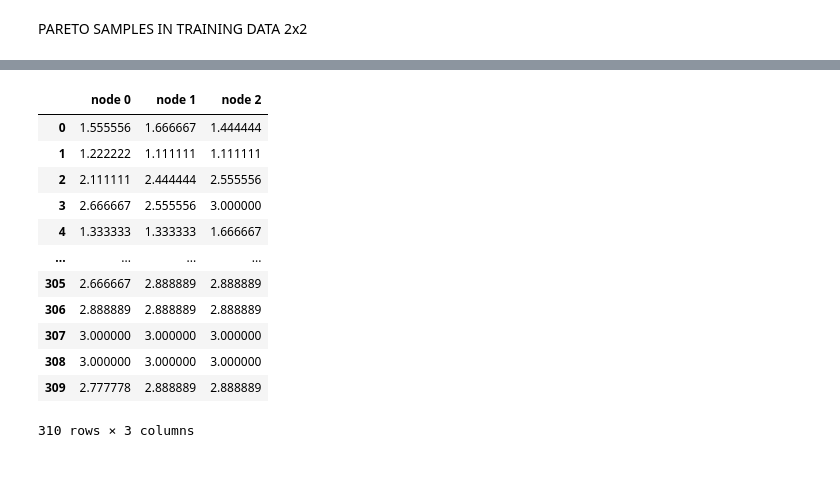
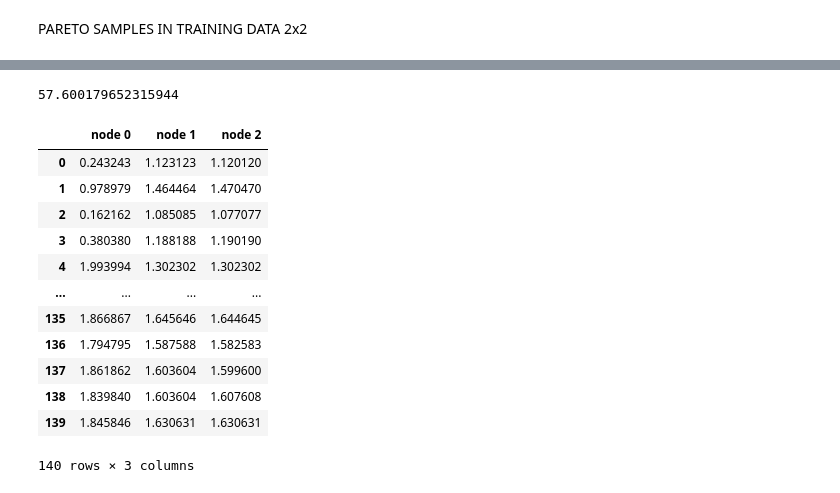
Before and after one commit to Luisenden/qnetsur, a Jupyter notebook: notebooks/paretotrial.ipynb, the cells around one changed output, grey strips where cells are left out. Drawn from its saved outputs; the diff is of its cells as text; code cells hidden in the pictures.

```diff
--- a/notebooks/paretotrial.ipynb
+++ b/notebooks/paretotrial.ipynb
@@ -55,20 +95,28 @@ nnodes = len(model.y[0])
+# %%
+# set cutoff time
+T = 2000
+M = 4
+Fnew = 0.888
+Fapp = 0.6
+-T*np.log( 3/(4*Fnew-1) * ((4*Fapp-1)/3)**(1/M) )
+# %% [output]
+57.600179652315944
 # %%
-virtual_neighbours = pd.DataFrame(model.y)
-virtual_neighbours.columns = [f'node {i}' for i in range(4)]
+virtual_neighbours = pd.DataFrame(model.y) # N = 1000
+virtual_neighbours.columns = [f'node {i}' for i in range(3)]
 virtual_neighbours = virtual_neighbours[['node 0', 'node 1', 'node 2']]
+virtual_neighbours
+# %% [output]
+|  | node 0 | node 1 | node 2 |
+| 0 | 0.243243 | 1.123123 | 1.120120 |
+| 1 | 0.978979 | 1.464464 | 1.470470 |
+| 2 | 0.162162 | 1.085085 | 1.077077 |
+| 3 | 0.380380 | 1.188188 | 1.190190 |
+| 4 | 1.993994 | 1.302302 | 1.302302 |
+| ... | ... | ... | ... |
+| 135 | 1.866867 | 1.645646 | 1.644645 |
+| 136 | 1.794795 | 1.587588 | 1.582583 |
+| 137 | 1.861862 | 1.603604 | 1.599600 |
+| 138 | 1.839840 | 1.603604 | 1.607608 |
+| 139 | 1.845846 | 1.630631 | 1.630631 |
+140 rows × 3 columns
-# %%
-virtual_neighbours
-# %% [output]
-|  | node 0 | node 1 | node 2 |
-| 0 | 1.555556 | 1.666667 | 1.444444 |
-| 1 | 1.222222 | 1.111111 | 1.111111 |
-| 2 | 2.111111 | 2.444444 | 2.555556 |
-| 3 | 2.666667 | 2.555556 | 3.000000 |
-| 4 | 1.333333 | 1.333333 | 1.666667 |
-| ... | ... | ... | ... |
-| 305 | 2.666667 | 2.888889 | 2.888889 |
-| 306 | 2.888889 | 2.888889 | 2.888889 |
-| 307 | 3.000000 | 3.000000 | 3.000000 |
-| 308 | 3.000000 | 3.000000 | 3.000000 |
-| 309 | 2.777778 | 2.888889 | 2.888889 |
-310 rows × 3 columns
```
Also changed, not shown: parts of 33 cells of this notebook, 23 other files.
